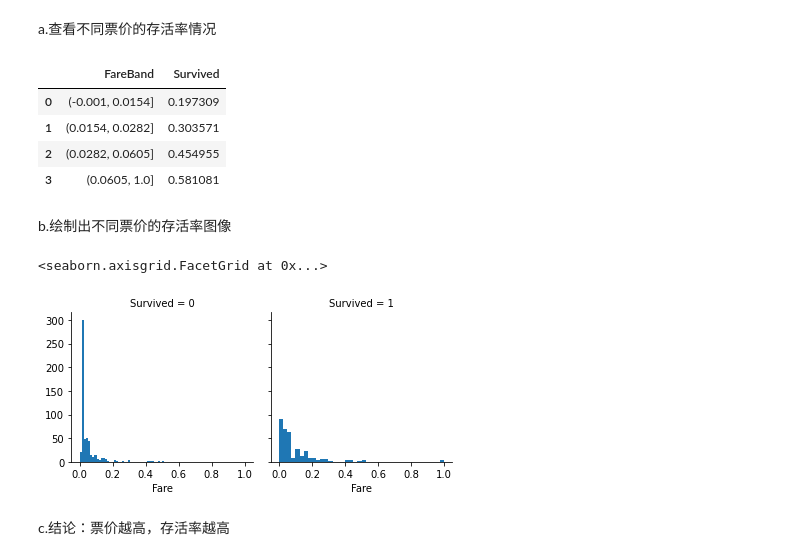
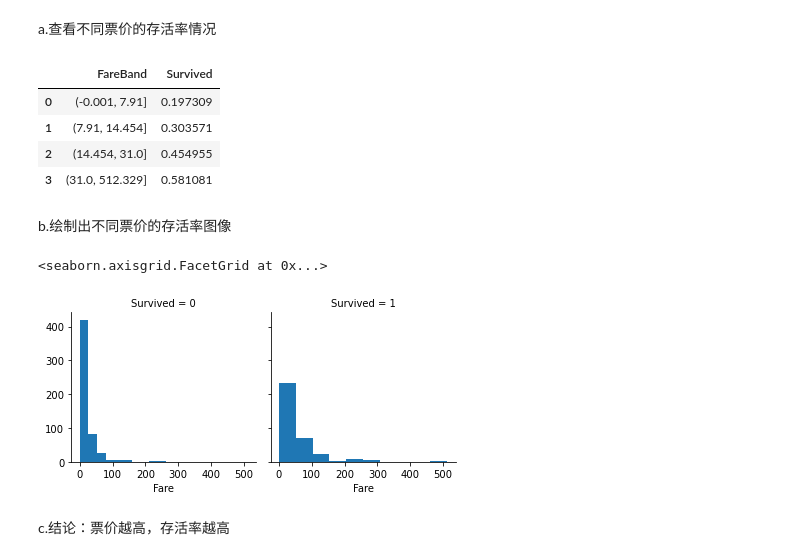
Before and after one commit to god13less/kaggle_competition, a Jupyter notebook: Titanic_MachineLearningFromDisaster/end.ipynb, the cells around one changed output. Saved outputs shown, nothing was run; the diff lists cells and outputs as text; code cells hidden in the pictures.

```diff
--- a/Titanic_MachineLearningFromDisaster/test1(2).ipynb
+++ b/Titanic_MachineLearningFromDisaster/end.ipynb
@@ -102,3 +144,5 @@ memory usage: 83.7+ KB
+# %%
+train_data['Embarked']=train_data['Embarked'].fillna(train_data.Embarked.mode()) # 对 Embarked 列进行平均值填充
 # %% [markdown]
 ## 2.2.数据分类
 
@@ -175,5 +217,3 @@ c.结论：舱位等级越高，存活率越高
-# %%
-train_data['Embarked']=train_data['Embarked'].fillna(train_data.Embarked.mean) # 对 Embarked 列进行平均值填充
 # %% [markdown]
 a.查看不同地点处登船的存活率
 # %%
@@ -239,7 +276,7 @@ c.结论：小孩和老人的存活率较高
 d.处理:归一化处理
 # %%
 min_max_scaler = preprocessing.MinMaxScaler()
-train_data[['Fare','Age']]=min_max_scaler.fit_transform(train_data[['Fare','Age']]) # 对 Fare 和 Age 列进行归一化处理
+train_data[['Age']]=min_max_scaler.fit_transform(train_data[['Age']]) # 对 Age 列进行归一化处理
 # %% [markdown]
 ####  Fare
 # %% [markdown]
@@ -249,18 +286,18 @@ train_data['FareBand'] = pd.qcut(train_data['Fare'], 4)
 train_data[['FareBand', 'Survived']].groupby(['FareBand'],as_index=False).mean().sort_values(by='FareBand', ascending=True)
 # %% [output]
 |  | FareBand | Survived |
-| 0 | (-0.001, 0.0154] | 0.197309 |
-| 1 | (0.0154, 0.0282] | 0.303571 |
-| 2 | (0.0282, 0.0605] | 0.454955 |
-| 3 | (0.0605, 1.0] | 0.581081 |
+| 0 | (-0.001, 7.91] | 0.197309 |
+| 1 | (7.91, 14.454] | 0.303571 |
+| 2 | (14.454, 31.0] | 0.454955 |
+| 3 | (31.0, 512.329] | 0.581081 |
 # %% [markdown]
 b.绘制出不同票价的存活率图像
 # %%
 g = sns.FacetGrid(train_data, col='Survived')
-g.map(plt.hist, 'Fare', bins=40)
+g.map(plt.hist, 'Fare', bins=10)
 # %% [output]
 <seaborn.axisgrid.FacetGrid at 0x...>
-[figure, old version]
+[figure, new version]
 # %% [markdown]
 c.结论：票价越高，存活率越高
 # %% [markdown]
```
Also changed, not shown: parts of 32 cells of this notebook, 2 other files.
